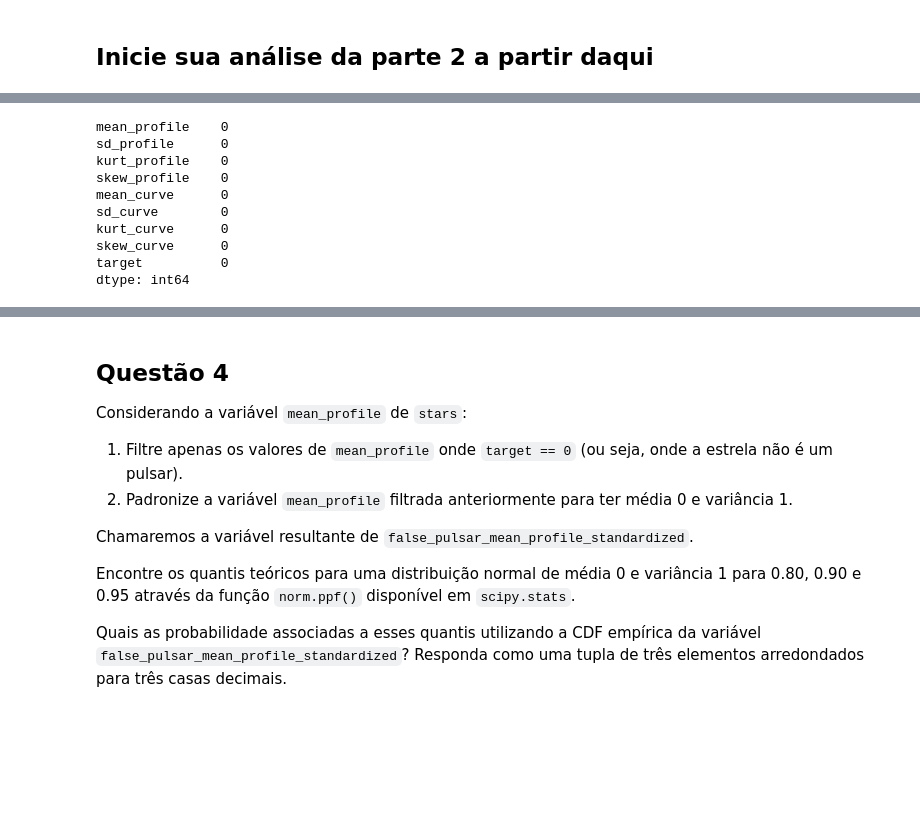
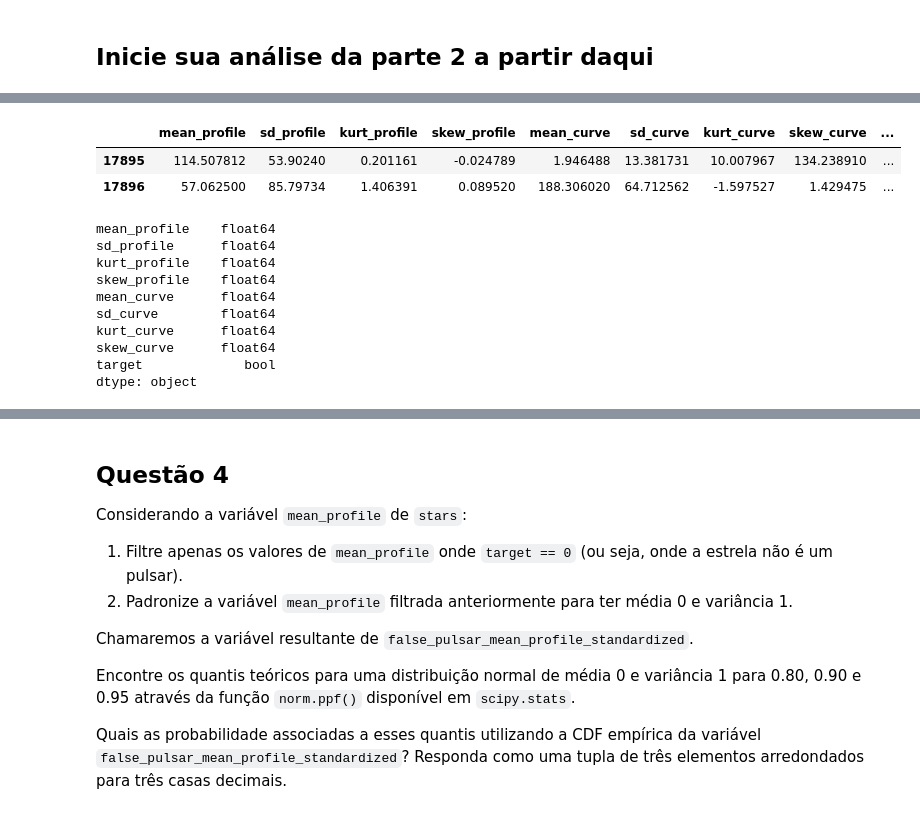
Before and after one commit to brunalimap/AceleraDev_DataScience, a Jupyter notebook: Semana 4/main.ipynb, the cells around one changed output, grey strips where cells are left out. Cells and saved outputs as stored; diff of their text form; code cells hidden in the pictures; blank space fills up the shorter version.

```diff
--- a/Semana 4/main.ipynb
+++ b/Semana 4/main.ipynb
@@ -224,13 +222,20 @@ memory usage: 1.1 MB
-# %%
-stars.isna().sum()
-# %% [output]
-mean_profile    0
-sd_profile      0
-kurt_profile    0
-skew_profile    0
-mean_curve      0
-sd_curve        0
-kurt_curve      0
-skew_curve      0
-target          0
-dtype: int64
+# %%
+stars.tail(2)
+# %% [output]
+|  | mean_profile | sd_profile | kurt_profile | skew_profile | mean_curve | sd_curve | kurt_curve | skew_curve | ... |
+| 17895 | 114.507812 | 53.90240 | 0.201161 | -0.024789 | 1.946488 | 13.381731 | 10.007967 | 134.238910 | ... |
+| 17896 | 57.062500 | 85.79734 | 1.406391 | 0.089520 | 188.306020 | 64.712562 | -1.597527 | 1.429475 | ... |
+# %%
+#Verificando os tipos de variáveis
+stars.dtypes
+# %% [output]
+mean_profile    float64
+sd_profile      float64
+kurt_profile    float64
+skew_profile    float64
+mean_curve      float64
+sd_curve        float64
+kurt_curve      float64
+skew_curve      float64
+target             bool
+dtype: object
```
Also changed, not shown: parts of 33 cells of this notebook.
